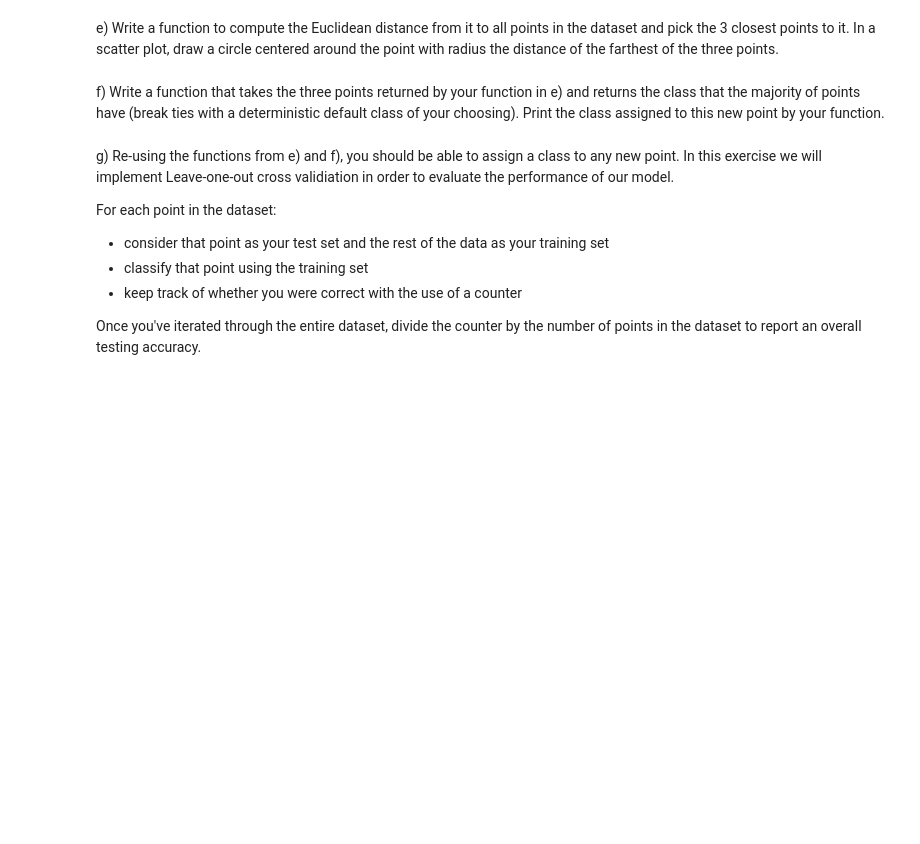
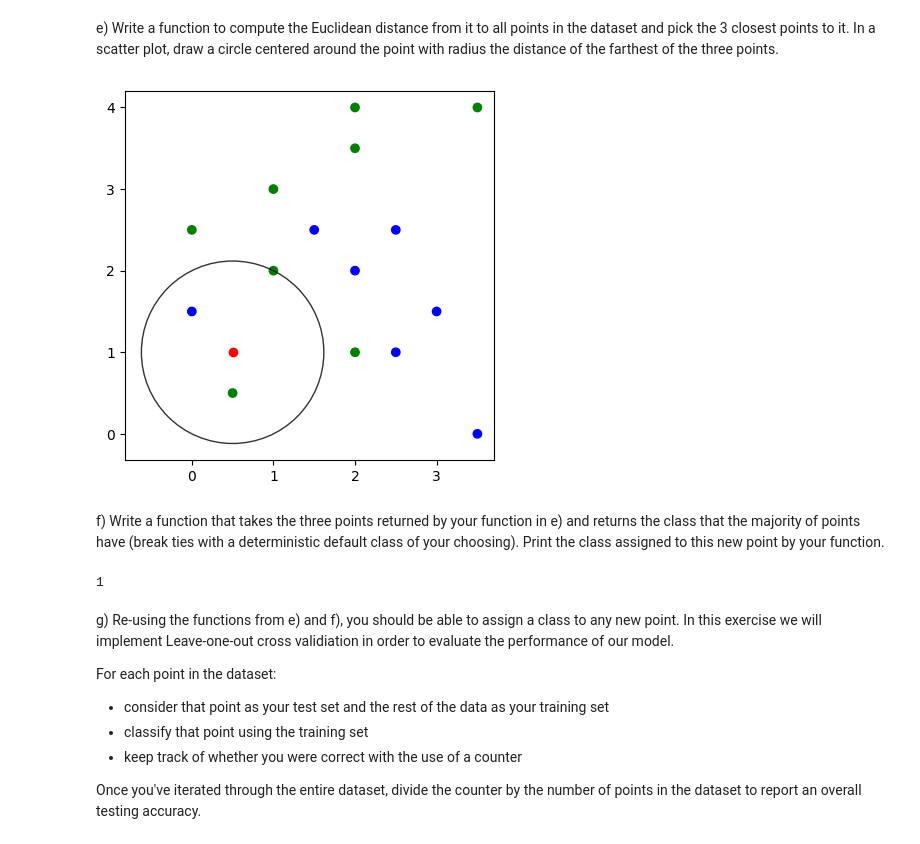
Before and after one commit to mirackk/CS506-Spring2023, a Jupyter notebook: worksheets/worksheet_10.ipynb, the cells around one changed output. Cells and saved outputs as stored; diff of their text form; code cells hidden in the pictures; blank space fills up the shorter version.

```diff
--- a/worksheets/worksheet_10.ipynb
+++ b/worksheets/worksheet_10.ipynb
@@ -63,15 +94,22 @@ d) Plot it in a different color along with the rest of the points in the dataset
 e) Write a function to compute the Euclidean distance from it to all points in the dataset and pick the 3 closest points to it. In a scatter plot, draw a circle centered around the point with radius the distance of the farthest of the three points.
 # %%
 def n_closest_to(example, n):
-    pass
+    lis=[((i[0]-example[0])**2+(i[1]-example[1])**2)**0.5 for i in n]
+    top3=sorted(range(len(lis)), key=lambda i: lis[i])[:3]
+    return top3
 
-location = ( ... , ... )
-radius = ...
+top3=n_closest_to(point,list(zip(data["Attribute A"],data["Attribute B"])))
+location = point
+farest=list(zip(data["Attribute A"],data["Attribute B"]))[top3[2]]
+radius = ((farest[0]-point[0])**2+(farest[1]-point[1])**2)**0.5
 _, axes = plt.subplots()
-axes.scatter(...)
+axes.scatter(data["Attribute A"],data["Attribute B"], color=colors[data["Class"]].tolist())
+axes.scatter(0.5,1, color='r')
 cir = plt.Circle(location, radius, fill = False, alpha=0.8)
 axes.add_patch(cir)
 axes.set_aspect('equal') # necessary so that the circle is not oval
 plt.show()
+# %% [output]
+[figure, added]
 # %% [markdown]
 f) Write a function that takes the three points returned by your function in e) and returns the class that the majority of points have (break ties with a deterministic default class of your choosing). Print the class assigned to this new point by your function.
@@ -81,3 +116,20 @@ def majority(points):
+# %%
+def majority(points):
+    counts={}
+    for i in points:
+        counts[data["Class"][i]]=counts.get(data["Class"][i],0)+1
+    cl=None
+    maxc=0
+    for c,i, in counts.items():
+        if i>maxc:
+            maxc=i
+            cl=c
+    return cl
+
+cl=majority(top3)
+print(cl)
+# %% [output]
+1
 # %% [markdown]
 g) Re-using the functions from e) and f), you should be able to assign a class to any new point. In this exercise we will implement Leave-one-out cross validiation in order to evaluate the performance of our model.
 
```
Also changed, not shown: parts of 10 cells of this notebook, 3 other files.
